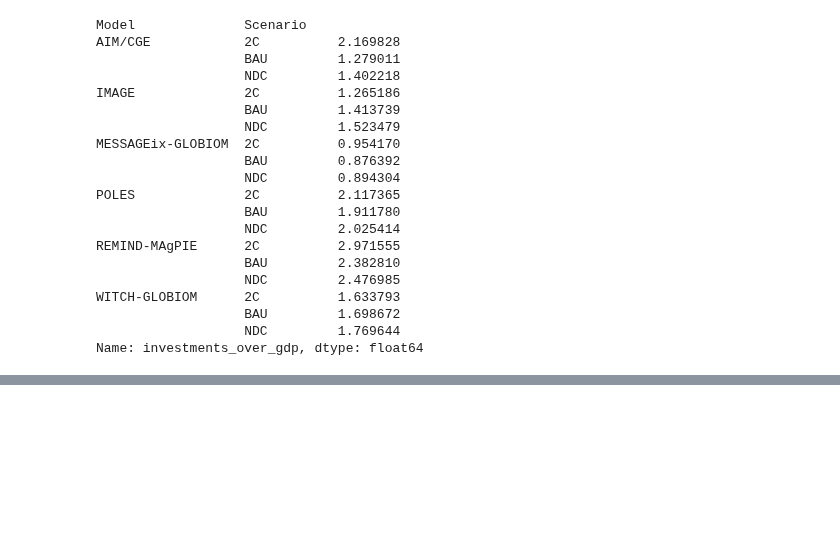
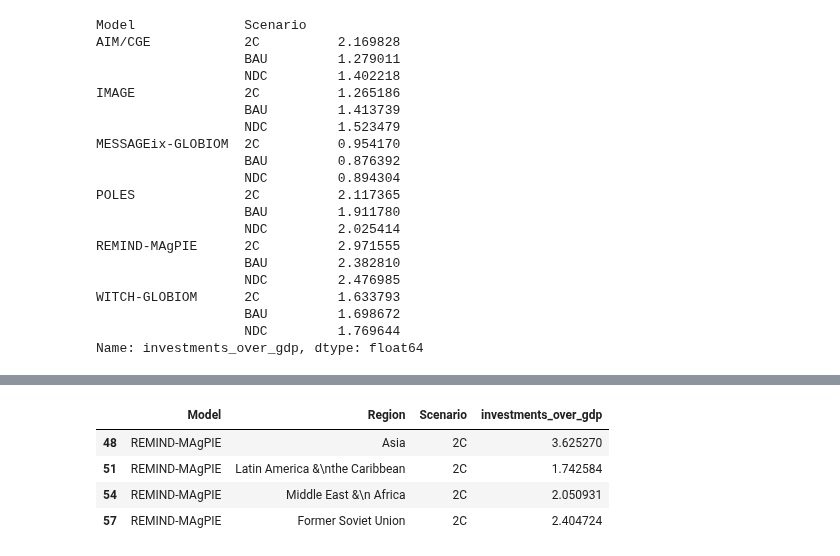
Before and after one commit to julierozenberg/infra_needs_analyses, a Jupyter notebook: Brahim_energy_global.ipynb, the cells around one changed output, grey strips where cells are left out. Saved outputs shown, nothing was run; the diff lists cells and outputs as text; code cells hidden in the pictures; blank space fills up the shorter version.

```diff
--- a/Brahim_energy_global.ipynb
+++ b/Brahim_energy_global.ipynb
@@ -131,0 +148,8 @@ g.add_legend(title="",fontsize = 14, bbox_to_anchor=(1, 0.65), borderaxespad=0.)
+# %%
+toplot[(toplot.Model=="REMIND-MAgPIE")&(toplot.Scenario=="2C")]
+# %% [output]
+|  | Model | Region | Scenario | investments_over_gdp |
+| 48 | REMIND-MAgPIE | Asia | 2C | 3.625270 |
+| 51 | REMIND-MAgPIE | Latin America &\nthe Caribbean | 2C | 1.742584 |
+| 54 | REMIND-MAgPIE | Middle East &\n Africa | 2C | 2.050931 |
+| 57 | REMIND-MAgPIE | Former Soviet Union | 2C | 2.404724 |
```
Also changed, not shown: parts of 3 cells of this notebook, 2 other files.
